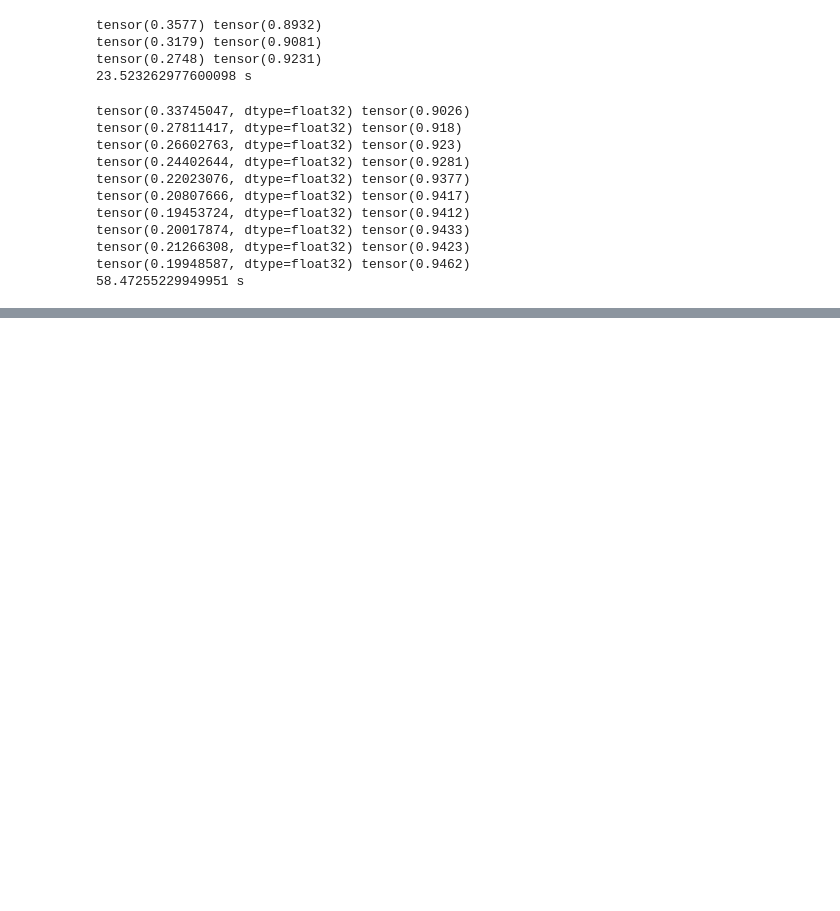
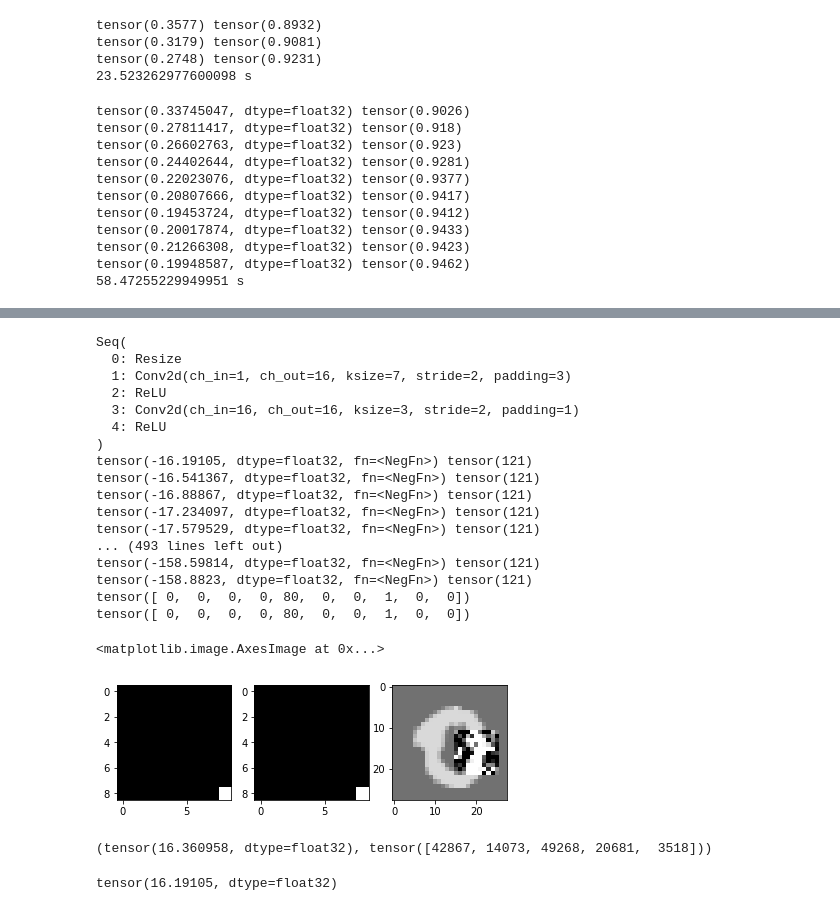
Before and after one commit to eugenefil/ml, a Jupyter notebook: mnist.ipynb, the cells around one changed output, grey strips where cells are left out. Drawn from its saved outputs; the diff is of its cells as text; code cells hidden in the pictures; blank space fills up the shorter version.

```diff
--- a/mnist.ipynb
+++ b/mnist.ipynb
@@ -412,0 +420,7 @@ opt=mytorch.SGD(m.params(),lr)
+# %%
+class Hook:
+    def __call__(self,m,x,out):
+        self.out=out.detach()
+        self.m=repr(m)
+hooks=[Hook() for _ in range(len(m))]
+[m[i].add_forward_hook(hooks[i]) for i in range(len(m))]
@@ -456,0 +506,63 @@ tensor(0.9707) tensor(0.10001938)
+# %%
+fi=0
+fx,fy=4,5
+# mytorch.manual_seed(1)
+m1=mytorch.Seq(*m[:5]).do_grad_(False);print(m1)
+a=0.
+while a==0.:
+#     x1=mytorch.randn(1,784,do_grad=True)
+#     x1=mytorch.normal(0,0.02,(1,784),do_grad=True)
+    x1=mytorch.tensor(tr[0][None,20681],do_grad=True)
+#     x1=mytorch.zeros((1,784),do_grad=True)
+#     x1=mytorch.ones((1,784),do_grad=True)
+    a=m1(x1)[0,fi,fx,fy]
+x1_0=x1.clone().detach_()
+lr1=.1
+n_ep1=500
+opt1=mytorch.SGD([x1],lr1)#,l2_decay=0.01)
+for _ in range(n_ep1):
+    a=-m1(x1)[0,fi,fx,fy]
+    print(a,end=' ')
+    a.backward()
+    print((x1.grad!=0.).sum())
+    opt1.step()
+#     plt.imshow(x1.reshape((28,28))[:7,:7].v,cmap='gray')
+#     plt.show()
+n=9
+xa0=x1_0.reshape((28,28))[:n,:n]
+xa=x1.reshape((28,28))[:n,:n]
+print(xa0.histc(min=-3,max=3))
+print(xa.histc(min=-3,max=3))
+_,ax=plt.subplots(1,3,figsize=(7,5))
+ax[0].imshow(xa0,cmap='gray')
+ax[1].imshow(xa,cmap='gray')
+ax[2].imshow(x1.reshape((28,28)),cmap='gray',vmin=-4,vmax=4)
+# %% [output]
+Seq(
+  0: Resize
+  1: Conv2d(ch_in=1, ch_out=16, ksize=7, stride=2, padding=3)
+  2: ReLU
+  3: Conv2d(ch_in=16, ch_out=16, ksize=3, stride=2, padding=1)
+  4: ReLU
+)
+tensor(-16.19105, dtype=float32, fn=<NegFn>) tensor(121)
+tensor(-16.541367, dtype=float32, fn=<NegFn>) tensor(121)
+tensor(-16.88867, dtype=float32, fn=<NegFn>) tensor(121)
+tensor(-17.234097, dtype=float32, fn=<NegFn>) tensor(121)
+tensor(-17.579529, dtype=float32, fn=<NegFn>) tensor(121)
+... (493 lines left out)
+tensor(-158.59814, dtype=float32, fn=<NegFn>) tensor(121)
+tensor(-158.8823, dtype=float32, fn=<NegFn>) tensor(121)
+tensor([ 0,  0,  0,  0, 80,  0,  0,  1,  0,  0])
+tensor([ 0,  0,  0,  0, 80,  0,  0,  1,  0,  0])
+<matplotlib.image.AxesImage at 0x...>
+[figure, added]
+# %%
+y1=m1(mytorch.tensor(tr[0][:]))[:,fi]
+y1.max(),y1.argsort(axis=None)[-5:]//49
+# %% [output]
+(tensor(16.360958, dtype=float32), tensor([42867, 14073, 49268, 20681,  3518]))
+# %%
+y1[20681][4,5]
+# %% [output]
+tensor(16.19105, dtype=float32)
```
Also changed, not shown: parts of 11 cells of this notebook.
